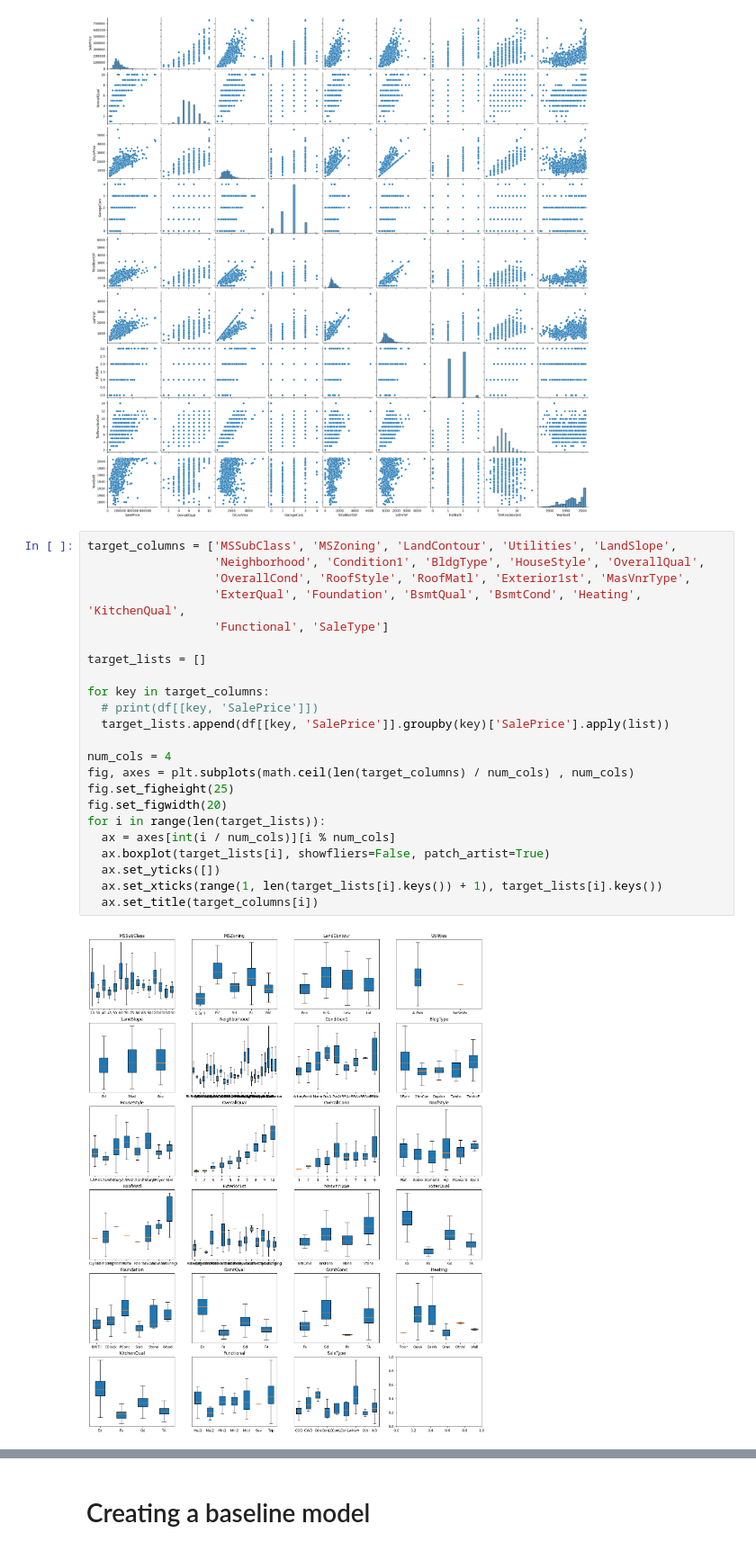
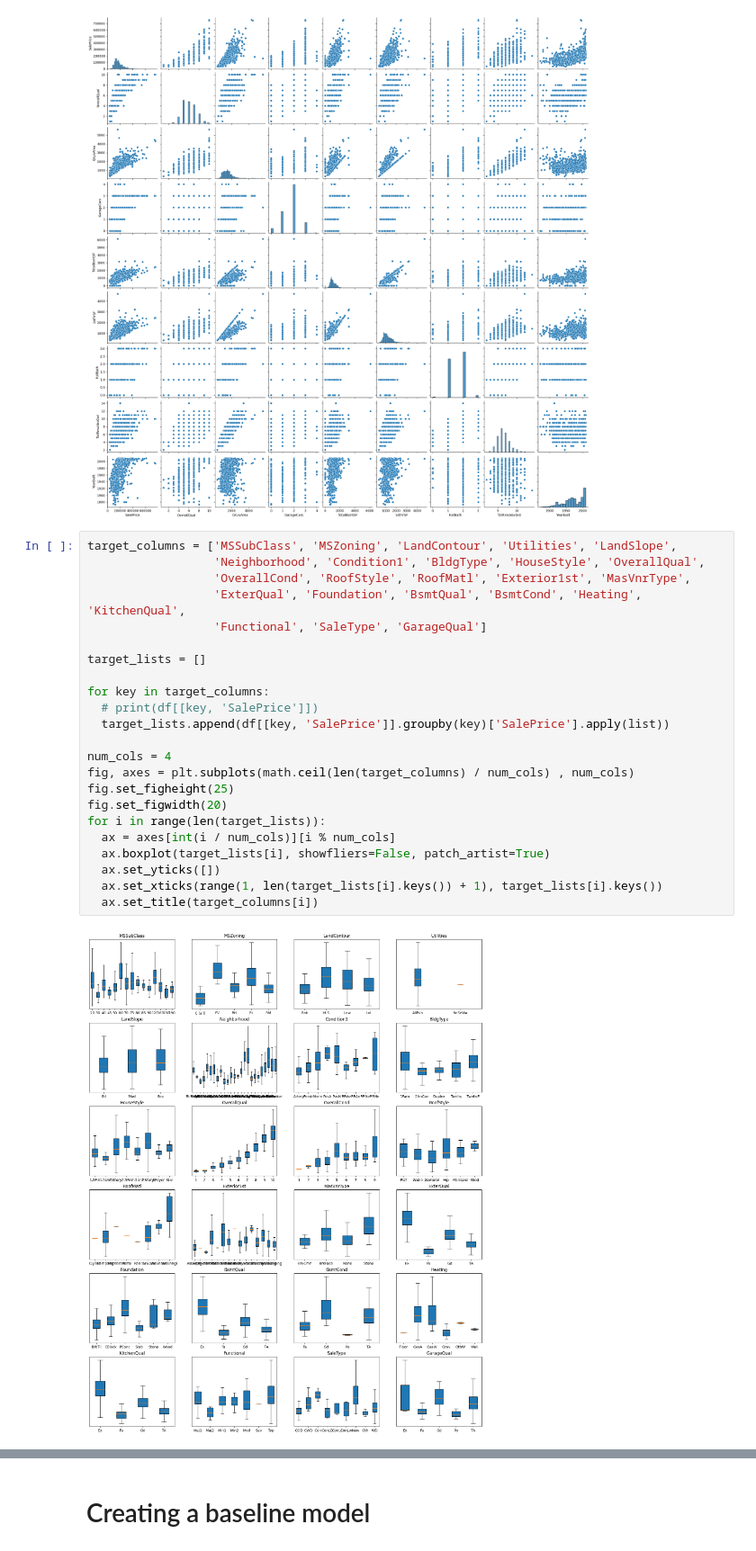
Before and after one commit to Paaaark/Kaggle, a Jupyter notebook: housing_price_iowa/data_analysis.ipynb, the cells around one changed output, grey strips where cells are left out. Shown at 90% size. Cells and saved outputs as stored; diff of their text form.

```diff
--- a/housing_price_iowa/data_analysis.ipynb
+++ b/housing_price_iowa/data_analysis.ipynb
@@ -60,25 +61,25 @@ sns.pairplot(df[cols])
 # %%
 target_columns = ['MSSubClass', 'MSZoning', 'LandContour', 'Utilities', 'LandSlope',
                   'Neighborhood', 'Condition1', 'BldgType', 'HouseStyle', 'OverallQual',
                   'OverallCond', 'RoofStyle', 'RoofMatl', 'Exterior1st', 'MasVnrType',
                   'ExterQual', 'Foundation', 'BsmtQual', 'BsmtCond', 'Heating', 'KitchenQual',
-                  'Functional', 'SaleType']
+                  'Functional', 'SaleType', 'GarageQual']
 
 target_lists = []
 
 for key in target_columns:
   # print(df[[key, 'SalePrice']])
   target_lists.append(df[[key, 'SalePrice']].groupby(key)['SalePrice'].apply(list))
 
 num_cols = 4
 fig, axes = plt.subplots(math.ceil(len(target_columns) / num_cols) , num_cols)
 fig.set_figheight(25)
 fig.set_figwidth(20)
 for i in range(len(target_lists)):
   ax = axes[int(i / num_cols)][i % num_cols]
   ax.boxplot(target_lists[i], showfliers=False, patch_artist=True)
   ax.set_yticks([])
   ax.set_xticks(range(1, len(target_lists[i].keys()) + 1), target_lists[i].keys())
   ax.set_title(target_columns[i])
 # %% [output]
-[figure, old version]
+[figure, new version]
```
Also changed, not shown: parts of 5 cells of this notebook.
